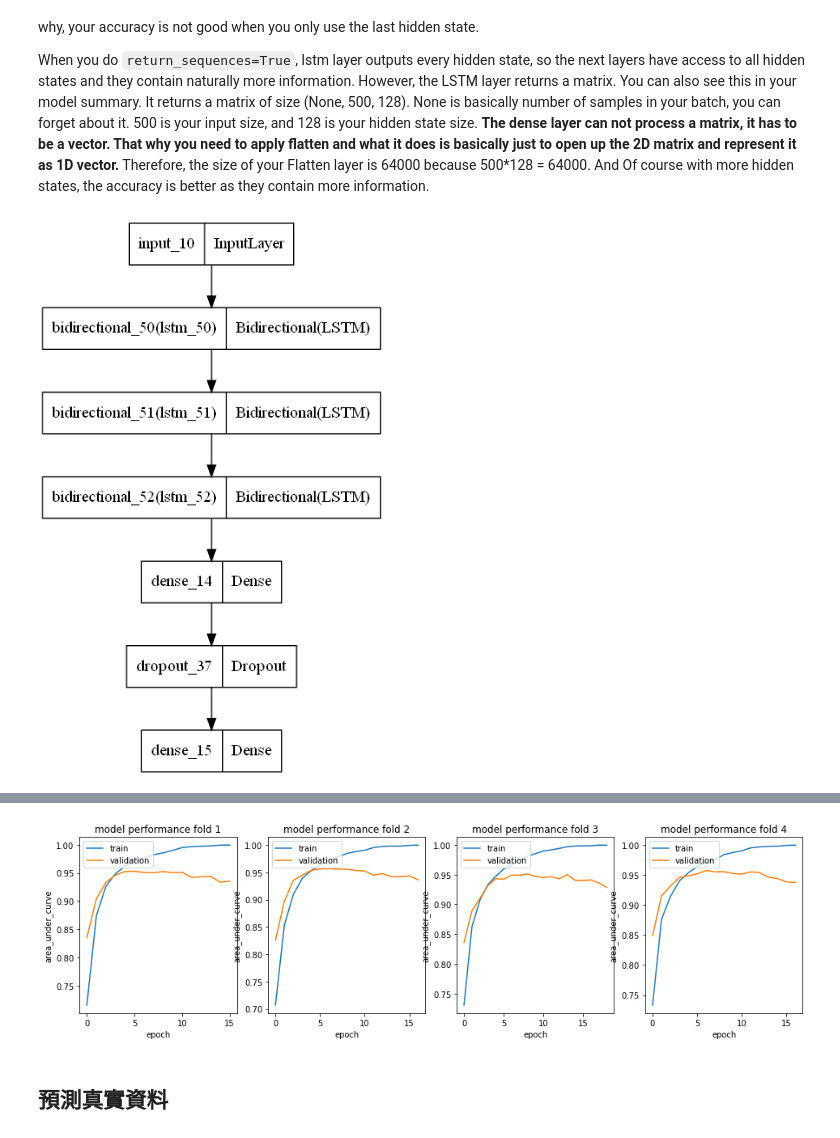
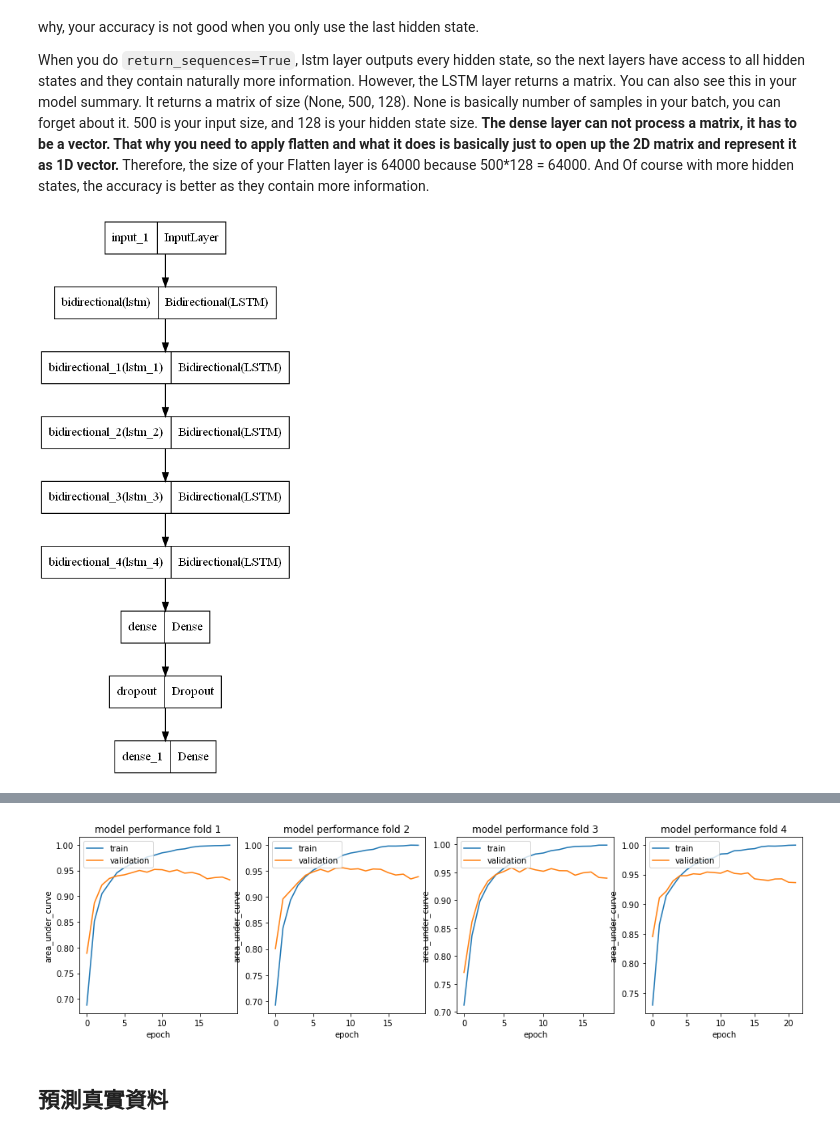
Before and after one commit to BoshiLee/kears_learning, a Jupyter notebook: training_project/tabular_playground_series_Apr_2022/Apr2022.ipynb, the cells around one changed output, grey strips where cells are left out. Saved outputs shown, nothing was run; the diff lists cells and outputs as text; code cells hidden in the pictures.

```diff
--- a/training_project/tabular_playground_series_Apr_2022/Apr2022.ipynb
+++ b/training_project/tabular_playground_series_Apr_2022/Apr2022.ipynb
@@ -182,8 +182,10 @@ from keras.metrics import AUC
 def get_model():
     model = Sequential(name='Bi_LSTM')
     model.add(Input(shape=X_train.shape[1:]))
-    model.add(Bidirectional(LSTM(256, return_sequences=True)))
-    model.add(Bidirectional(LSTM(256, return_sequences=True)))
+    model.add(Bidirectional(LSTM(128, return_sequences=True)))
+    model.add(Bidirectional(LSTM(128, return_sequences=True)))
+    model.add(Bidirectional(LSTM(128, return_sequences=True)))
+    model.add(Bidirectional(LSTM(128, return_sequences=True)))
     model.add(Bidirectional(LSTM(128, return_sequences=False)))
     model.add(Dense(256, activation='relu'))
     model.add(Dropout(0.5))
@@ -222,7 +224,7 @@ When you do `return_sequences=True`, lstm layer outputs every hidden state, so t
 from keras.utils.vis_utils import plot_model
 plot_model(model_info)
 # %% [output]
-[figure, old version]
+[figure, new version]
 # %%
 def plot_hist(hist, metric='auc', ax=None, fold=0):
     if ax==None:
@@ -273,7 +275,7 @@ def fit_model(folds, epochs=60, batch_size=32, verbose=True):
         print(f'auc: {round(auc_score, 5)}')
         test_preds.append(model.predict(X_test).squeeze())
         auc.append(auc_score)
-        model.save('fold_{}.h5'.format(nfold))
+        model.save('fold_{}.h5'.format(fold+1))
         plot_hist(history, metric='auc', ax=axes[col] if nrows <= 1 else axes[row][col], fold=fold+1)
         del X_train_part, X_valid, y_train_part, y_valid, model, history
         gc.collect()
@@ -308,4 +310,4 @@ auc: 0.95724
-[figure, old version]
+[figure, new version]
 # %% [markdown]
 ## 預測真實資料
 # %%
```
Also changed, not shown: parts of 6 cells of this notebook.
